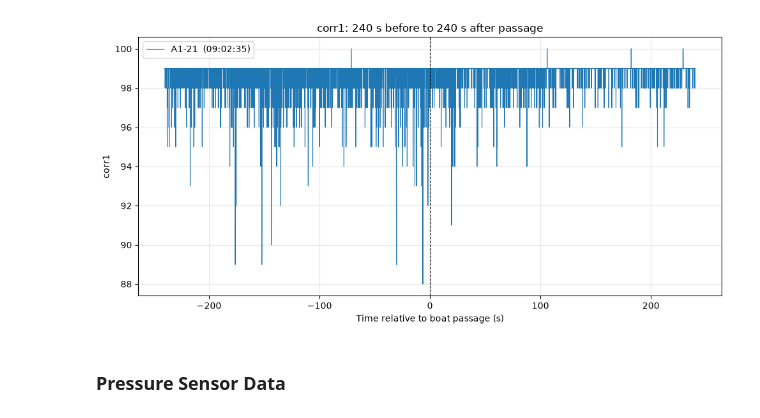
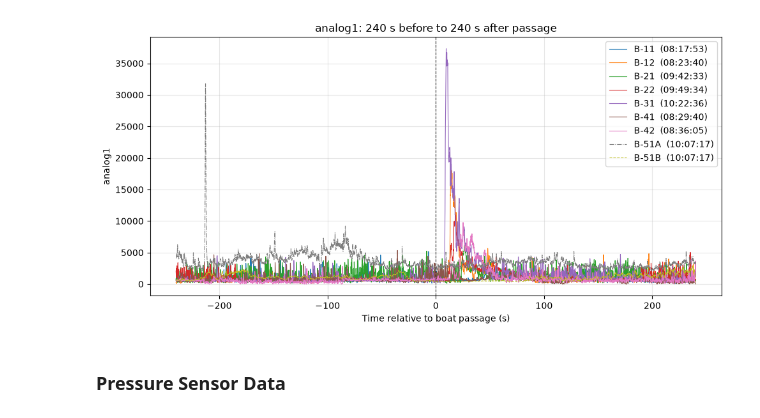
Before and after one commit to Florent11a/MDP, a Jupyter notebook: Plots.ipynb, the cells around one changed output. Saved outputs shown, nothing was run; the diff lists cells and outputs as text; code cells hidden in the pictures.

```diff
--- a/Plots.ipynb
+++ b/Plots.ipynb
@@ -48,4 +47,6 @@ cols = [
     "checksum",     # Checksum (1 = failed)
 ]
 
-df = pd.read_csv("SSC01.dat", sep=r"\s+", header=None, names=cols)
+df_SSC01 = pd.read_csv("SSC01.dat", sep=r"\s+", header=None, names=cols)
+df_SSC02A = pd.read_csv("SSC02A.dat", sep=r"\s+", header=None, names=cols)
+df_SSC02B = pd.read_csv("SSC02B.dat", sep=r"\s+", header=None, names=cols)
@@ -56 +53,13 @@ df["time"] = start + pd.to_timedelta(df["t"], unit="s")
+# %%
+df_SSC01["t"] = df_SSC01.index / 16
+start = pd.Timestamp("2026-09-29 06:00:00")
+df_SSC01["time"] = start + pd.to_timedelta(df_SSC01["t"], unit="s")
+
+df_SSC02A["t"] = df_SSC02A.index / 16
+start = pd.Timestamp("2026-10-02 06:00:00")
+df_SSC02A["time"] = start + pd.to_timedelta(df_SSC02A["t"], unit="s")
+
+df_SSC02B["t"] = df_SSC02B.index / 16
+start = pd.Timestamp("2026-10-02 06:00:00")
+df_SSC02B["time"] = start + pd.to_timedelta(df_SSC02B["t"], unit="s")
 # %%
@@ -183,14 +184,14 @@ def plot_overlay(data, ids, before=120, after=120, col="analog1"):
 # %%
-plot_overlay(df, "A1-21", before = 240, after = 240, col = "corr1")                       # one manoeuvre
+plot_overlay("B", before = 240, after = 240, col = "analog1")                       # one manoeuvre
 
 #plot_overlay(df, "B-21", before = 1000, after = 1000, col = "v")
 #plot_overlay(df, "B-21", before = 120, after = 120, col = "w")                       # one manoeuvre
                    # one manoeuvre
 #plot_overlay(df, ["B-11", "B-12"], col="analog")    # a few
 #plot_overlay(df, "B", col="analog1")                 # every B manoeuvre
 #plot_overlay(df, "A1")                         # every A1 manoeuvre
 # %% [output]
-[figure, old version]
+[figure, new version]
 # %% [markdown]
 ### Pressure Sensor Data
 # %%
```
Also changed, not shown: parts of 4 cells of this notebook, 2 other files.
